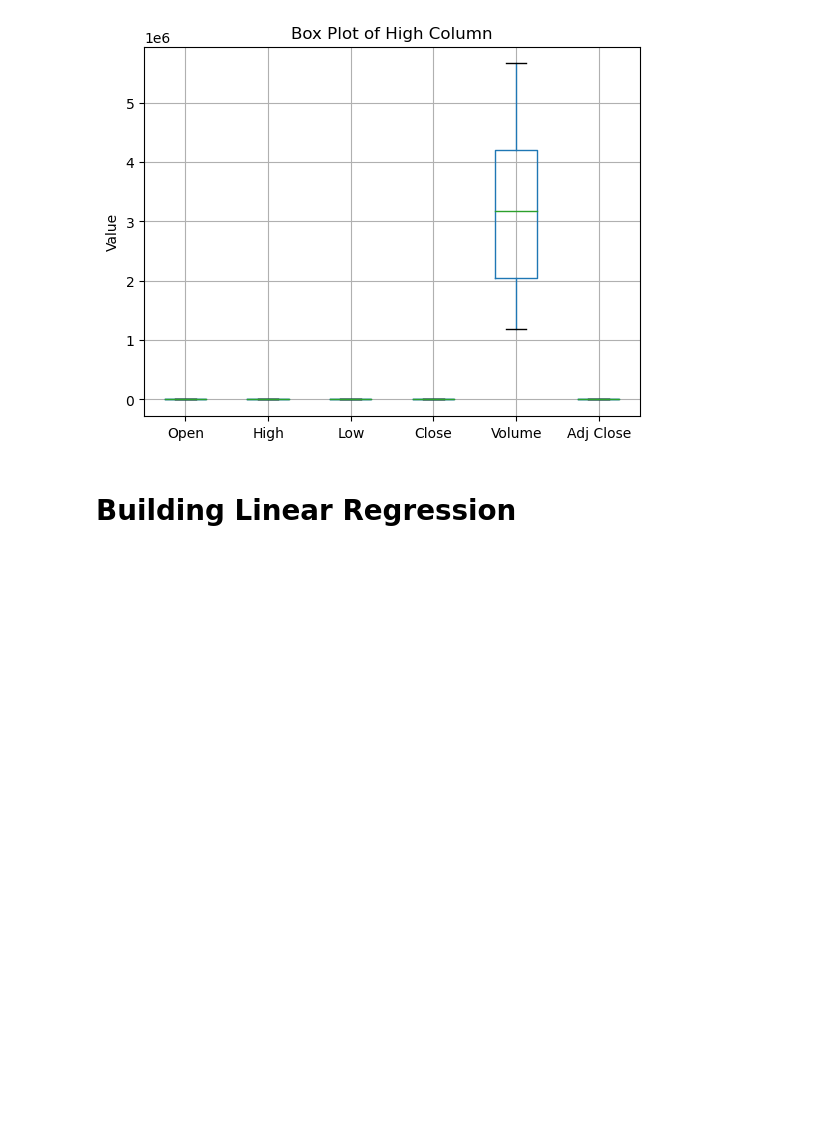
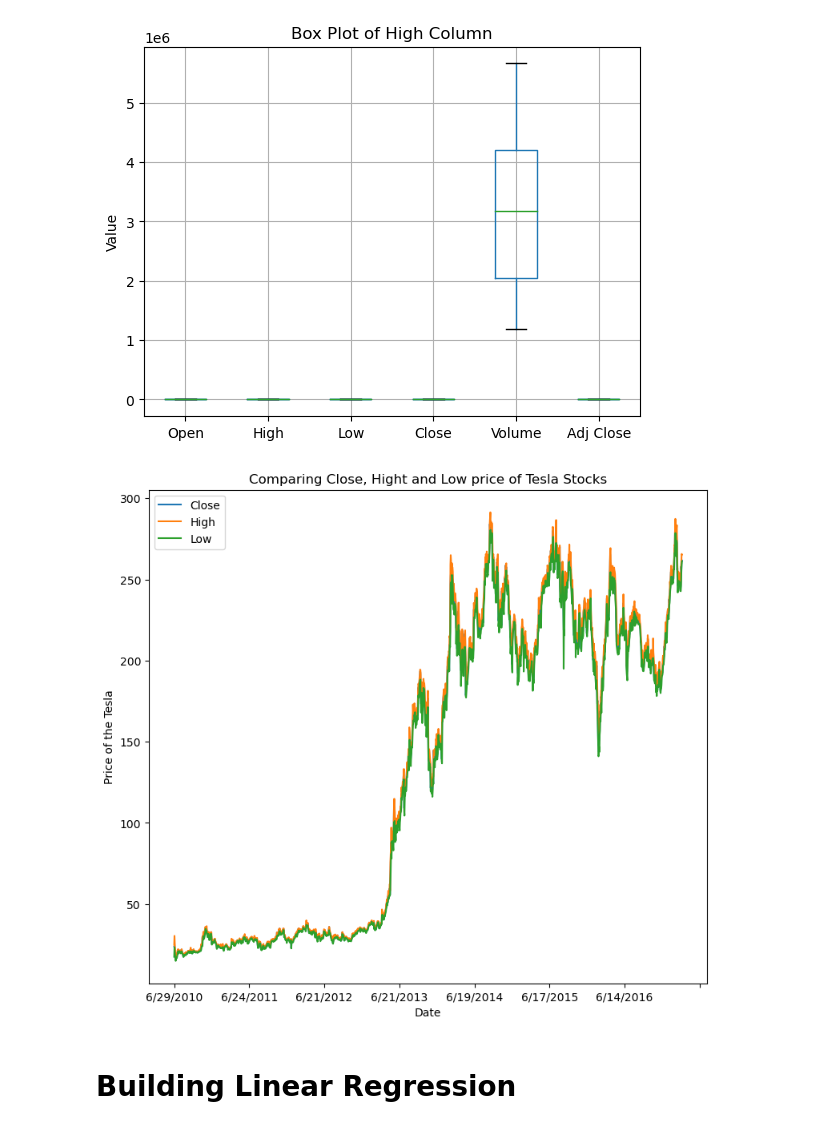
Before and after one commit to mirna1983/Tesla-Stock-Price, a Jupyter notebook: TSL.ipynb, the cells around one changed output. Drawn from its saved outputs; the diff is of its cells as text; code cells hidden in the pictures; blank space fills up the shorter version.

```diff
--- a/TSL.ipynb
+++ b/TSL.ipynb
@@ -151,6 +151,17 @@ plt.ylabel('Value')
 plt.show()
 # %% [output]
 [figure]
+# %%
+teslaDf.plot(x="Date", y=["Close", "High","Low"], kind="line", figsize=(9, 8))
+
+# print line graph
+plt.title('Comparing Close, Hight and Low price of Tesla Stocks')
+plt.xlabel('Date')
+plt.ylabel('Price of the Tesla')
+plt.legend()
+plt.show()
+# %% [output]
+[figure, added]
 # %% [markdown]
 # Building Linear Regression
 # %%
```
Also changed, not shown: parts of 3 cells of this notebook.
